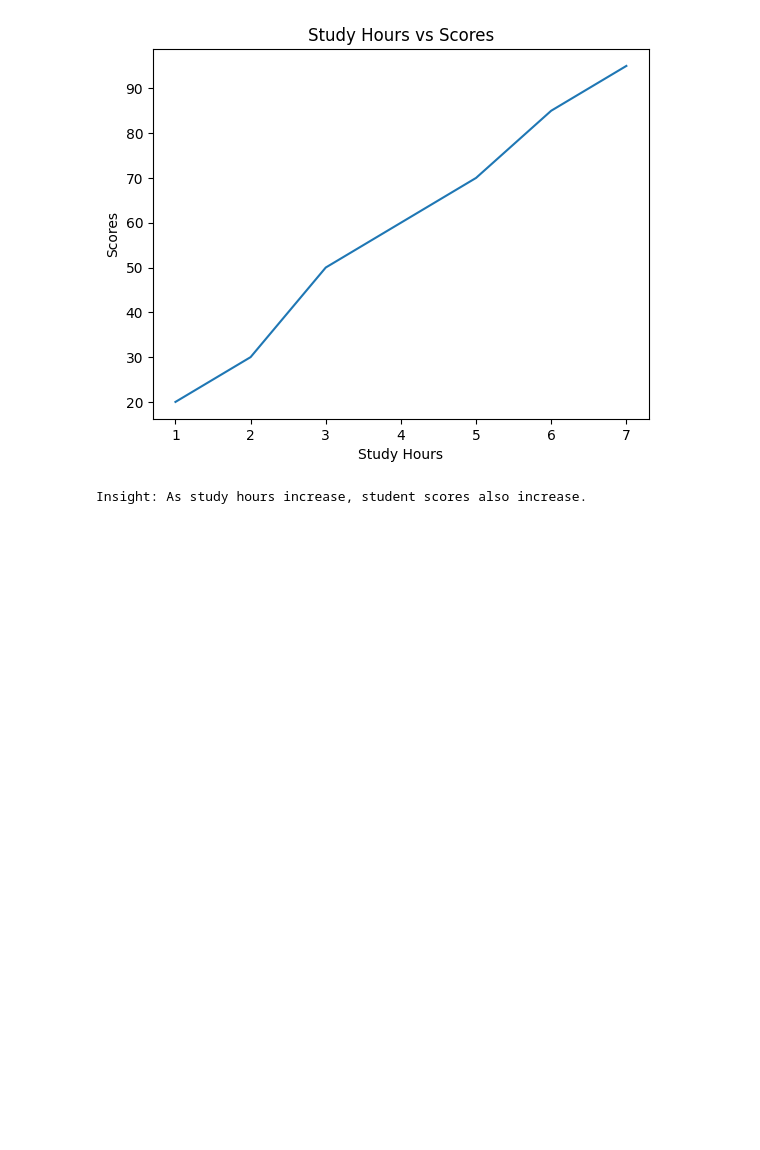
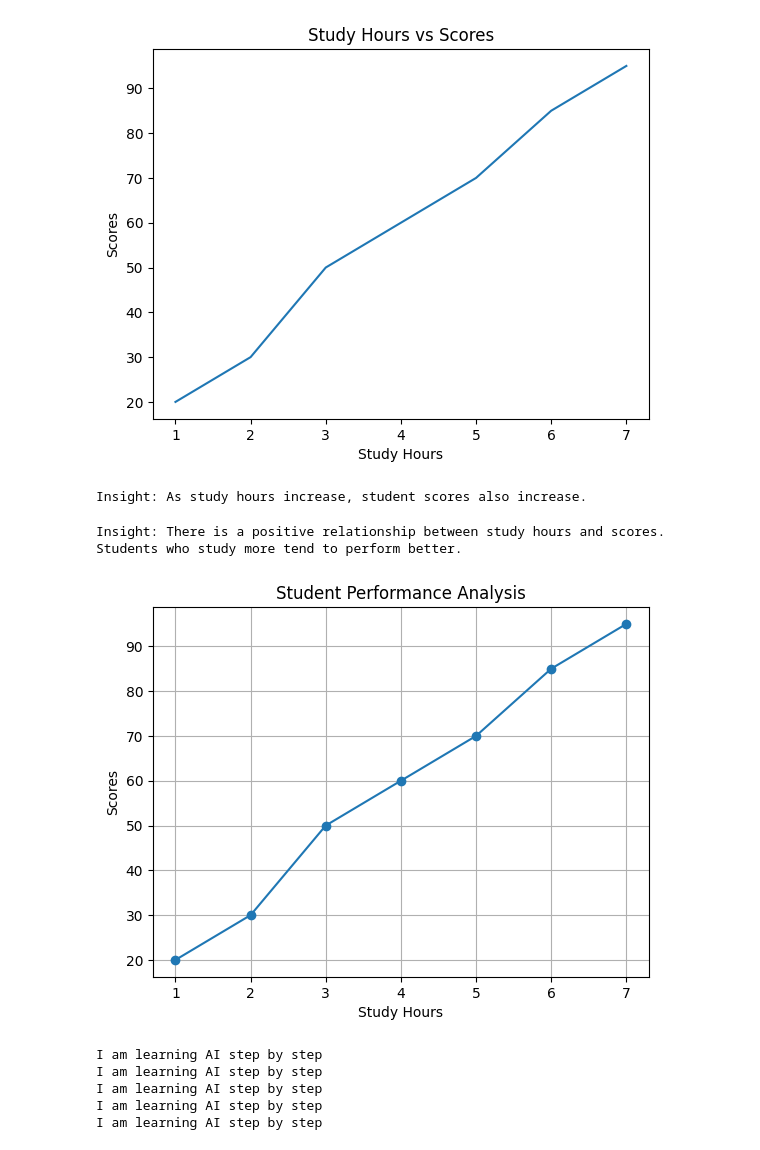
Before and after one commit to okparajoyf-cell/student-performance-ai, a Jupyter notebook: student__data_analysis.ipynb, the cells around one changed output. Saved outputs shown, nothing was run; the diff lists cells and outputs as text; code cells hidden in the pictures; blank space fills up the shorter version.

```diff
--- a/student__data_analysis.ipynb
+++ b/student__data_analysis.ipynb
@@ -47,3 +51,27 @@ plt.show()
 print("Insight: As study hours increase, student scores also increase.")
 # %% [output]
 Insight: As study hours increase, student scores also increase.
+# %%
+print("Insight: There is a positive relationship between study hours and scores. Students who study more tend to perform better.")
+# %% [output]
+Insight: There is a positive relationship between study hours and scores. Students who study more tend to perform better.
+# %%
+
+plt.plot(df["Study Hours"], df["Scores"], marker='o')
+plt.xlabel("Study Hours")
+plt.ylabel("Scores")
+plt.title("Student Performance Analysis")
+plt.grid()
+plt.show()
+# %% [output]
+[figure, added]
+# %%
+
+for i in range(1, 6):
+    print("I am learning AI step by step")
+# %% [output]
+I am learning AI step by step
+I am learning AI step by step
+I am learning AI step by step
+I am learning AI step by step
+I am learning AI step by step
```
Also changed, not shown: parts of 1 cell of this notebook.
